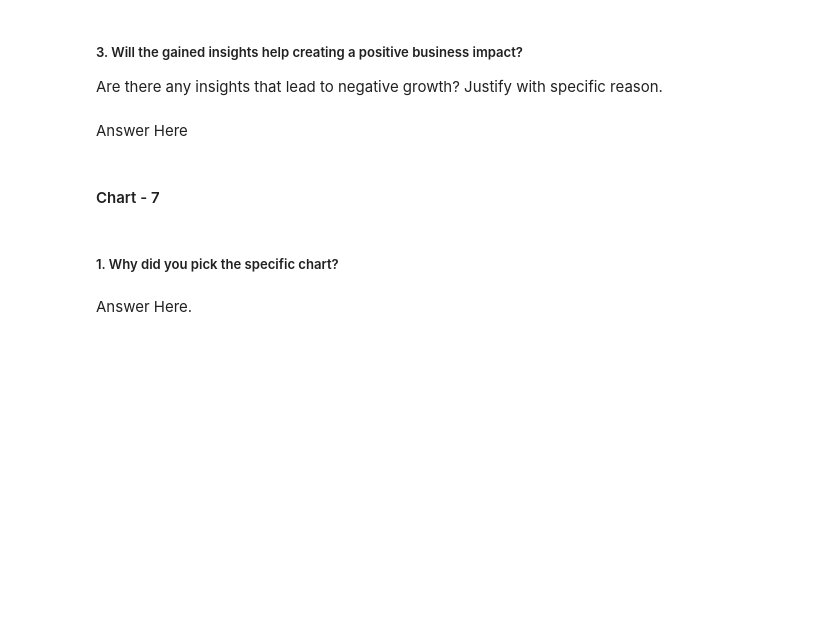
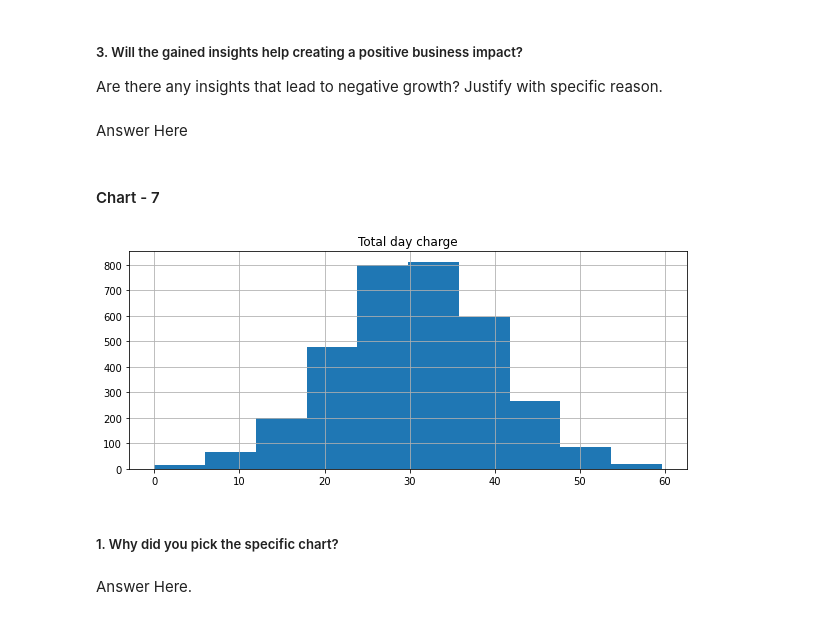
Before and after one commit to Poo-Rath/TelecomChurn-EDA, a Jupyter notebook: TelecomChurn_Pooja.ipynb, the cells around one changed output. Cells and saved outputs as stored; diff of their text form; code cells hidden in the pictures; blank space fills up the shorter version.

Commit message:
Telecom Churn Graph 1

```diff
--- a/TelecomChurn_Pooja.ipynb
+++ b/TelecomChurn_Pooja.ipynb
@@ -355,6 +355,10 @@ Answer Here
 #### Chart - 7
 # %%
 # Chart - 7 visualization code
+day_charges_churn = ["Total day charge","Churn"]
+df[day_charges_churn].hist(figsize=(10,4));
+# %% [output]
+[figure, added]
 # %% [markdown]
 ##### 1. Why did you pick the specific chart?
 # %% [markdown]
```
